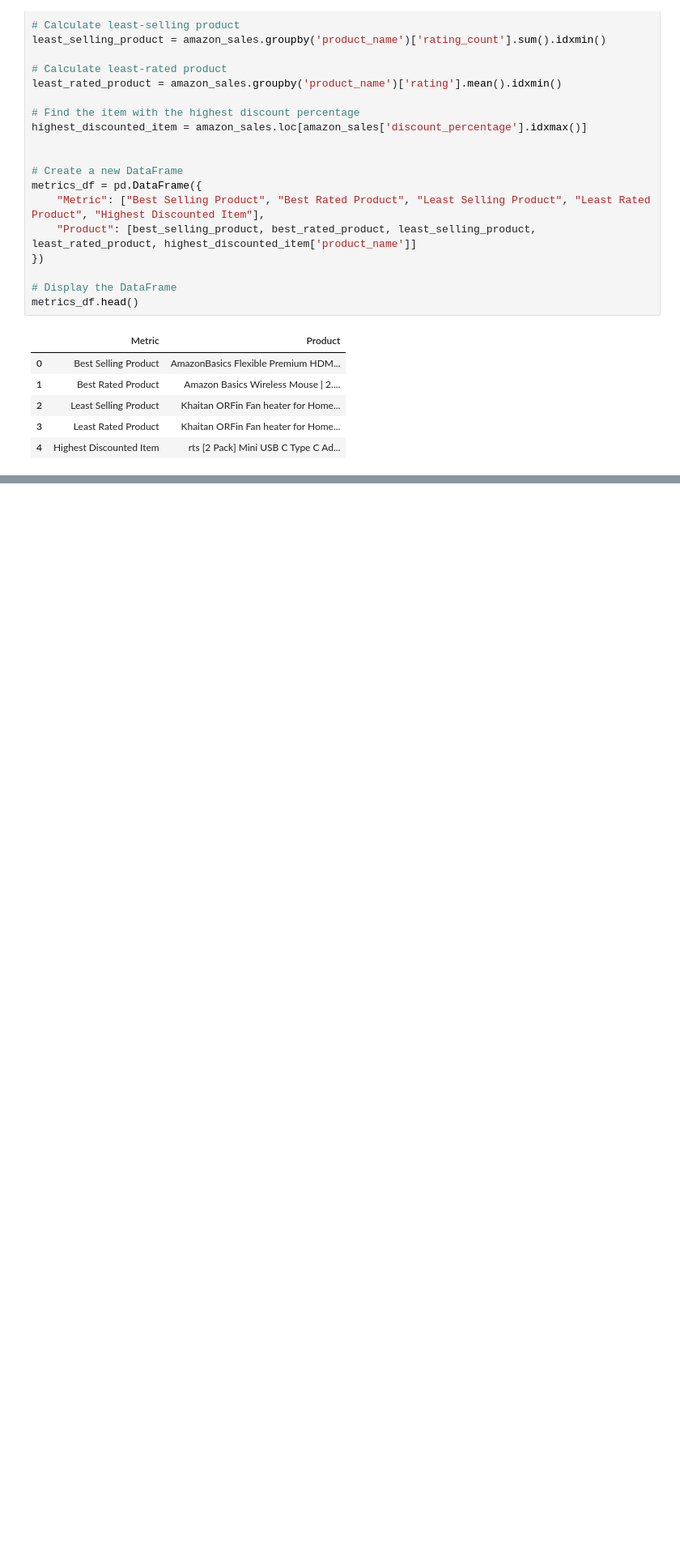
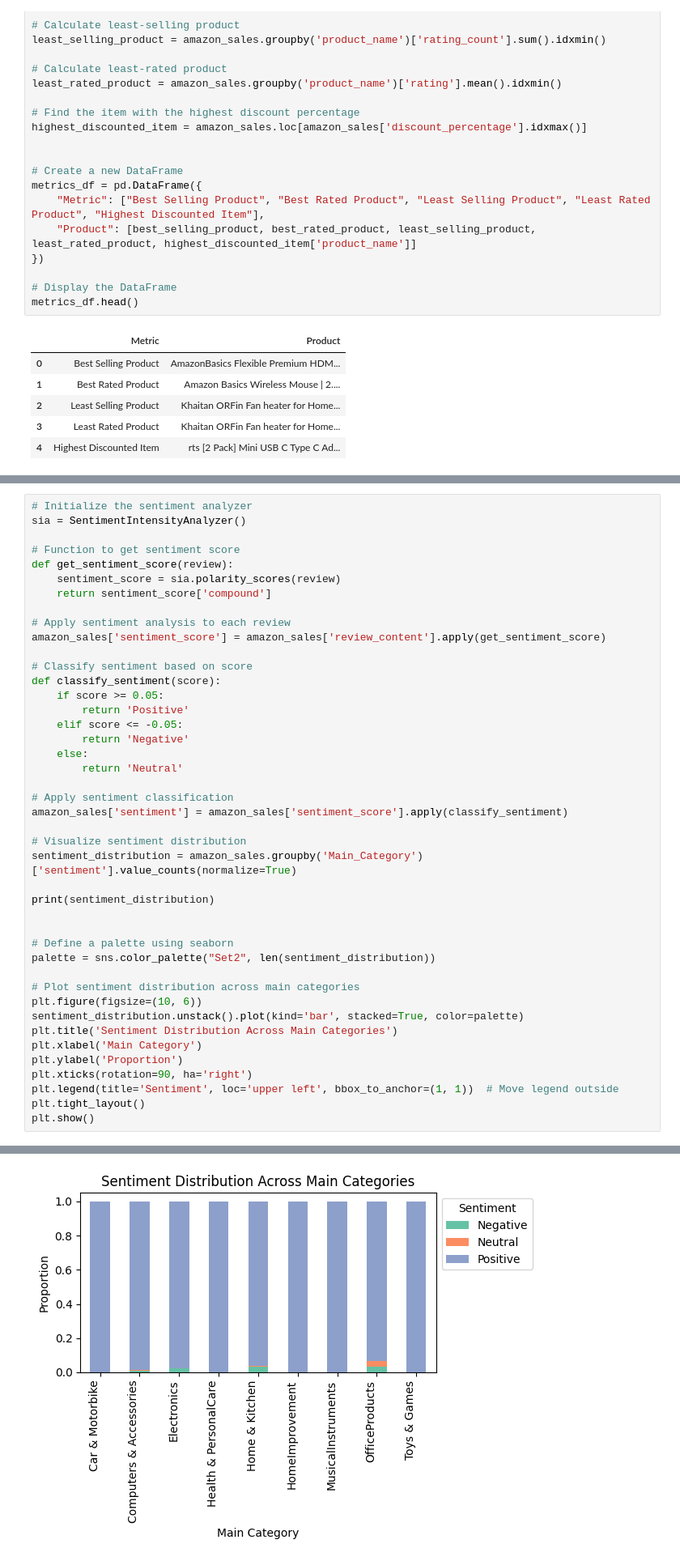
Before and after one commit to krittika2101/SC1015--Amazon-Sales-Recommendation-System, a Jupyter notebook: Amazon_Sales_Recommendation_System.ipynb, the cells around one changed output, grey strips where cells are left out. Shown: that part at 81% size. Drawn from its saved outputs; the diff is of its cells as text; blank space fills up the shorter version.

```diff
--- a/Amazon_Sales_Recommendation_System.ipynb
+++ b/Amazon_Sales_Recommendation_System.ipynb
@@ -498,0 +654,44 @@ metrics_df.head()
+# %%
+# Initialize the sentiment analyzer
+sia = SentimentIntensityAnalyzer()
+
+# Function to get sentiment score
+def get_sentiment_score(review):
+    sentiment_score = sia.polarity_scores(review)
+    return sentiment_score['compound']
+
+# Apply sentiment analysis to each review
+amazon_sales['sentiment_score'] = amazon_sales['review_content'].apply(get_sentiment_score)
+
+# Classify sentiment based on score
+def classify_sentiment(score):
+    if score >= 0.05:
+        return 'Positive'
+    elif score <= -0.05:
+        return 'Negative'
+    else:
+        return 'Neutral'
+
+# Apply sentiment classification
+amazon_sales['sentiment'] = amazon_sales['sentiment_score'].apply(classify_sentiment)
+
+# Visualize sentiment distribution
+sentiment_distribution = amazon_sales.groupby('Main_Category')['sentiment'].value_counts(normalize=True)
+
+print(sentiment_distribution)
+
+
+# Define a palette using seaborn
+palette = sns.color_palette("Set2", len(sentiment_distribution))
+
+# Plot sentiment distribution across main categories
+plt.figure(figsize=(10, 6))
+sentiment_distribution.unstack().plot(kind='bar', stacked=True, color=palette)
+plt.title('Sentiment Distribution Across Main Categories')
+plt.xlabel('Main Category')
+plt.ylabel('Proportion')
+plt.xticks(rotation=90, ha='right')
+plt.legend(title='Sentiment', loc='upper left', bbox_to_anchor=(1, 1))  # Move legend outside
+plt.tight_layout()
+plt.show()
+# %% [output]
@@ -498,0 +717 @@ metrics_df.head()
+[figure, added]
```
Also changed, not shown: parts of 20 cells of this notebook.
